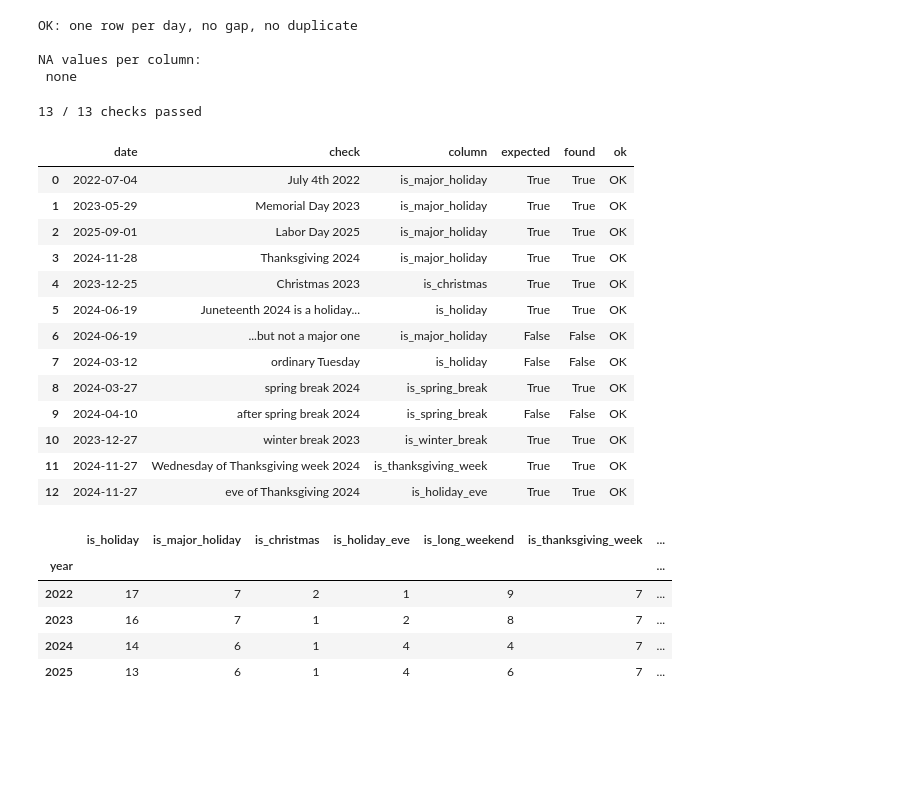
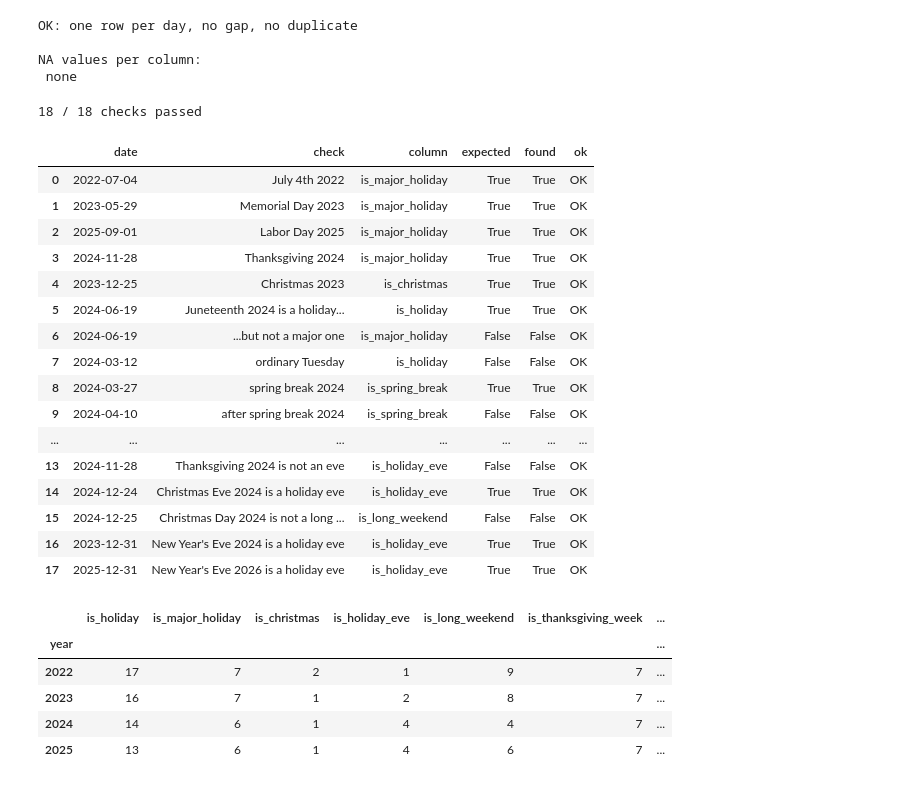
Before and after one commit to laure-cio/ADA-project2026, a Jupyter notebook: calendar_examin.ipynb, the cells around one changed output. Saved outputs shown, nothing was run; the diff lists cells and outputs as text; code cells hidden in the pictures; blank space fills up the shorter version.

```diff
--- a/calendar_examin.ipynb
+++ b/calendar_examin.ipynb
@@ -149,8 +149,8 @@ def add_holiday_context(cal):
     block = (is_off != is_off.shift()).cumsum()
     block_len = is_off.groupby(block).transform("sum")
     has_hol = cal.is_major_holiday.groupby(block).transform("any")
+    cal["is_holiday_eve"] = cal.is_major_holiday.shift(-1, fill_value=False)
     cal["is_long_weekend"] = is_off & (block_len >= 3) & has_hol & ~cal.is_major_holiday
-    cal["is_holiday_eve"] = cal.is_major_holiday.shift(-1, fill_value=False) & ~is_off
     tg = cal.loc[cal.holiday_name.str.contains("Thanksgiving") & ~cal.holiday_name.str.contains("After"), "date"]
     week_starts = set(tg - pd.to_timedelta(tg.dt.dayofweek, unit="D"))
     cal["is_thanksgiving_week"] = (cal.date - pd.to_timedelta(cal.date.dt.dayofweek, unit="D")).isin(week_starts)
@@ -187,37 +187,45 @@ checks = [
     ("2023-12-25", "is_christmas",     True,  "Christmas 2023"),
     ("2024-06-19", "is_holiday",       True,  "Juneteenth 2024 is a holiday..."),
     ("2024-06-19", "is_major_holiday", False, "...but not a major one"),
     ("2024-03-12", "is_holiday",       False, "ordinary Tuesday"),
     ("2024-03-27", "is_spring_break",  True,  "spring break 2024"),
     ("2024-04-10", "is_spring_break",  False, "after spring break 2024"),
     ("2023-12-27", "is_winter_break",  True,  "winter break 2023"),
     ("2024-11-27", "is_thanksgiving_week", True, "Wednesday of Thanksgiving week 2024"),
     ("2024-11-27", "is_holiday_eve",   True,  "eve of Thanksgiving 2024"),
+    ("2024-11-28", "is_holiday_eve",   False, "Thanksgiving 2024 is not an eve"),
+    ("2024-12-24", "is_holiday_eve",   True,  "Christmas Eve 2024 is a holiday eve"),
+    ("2024-12-25", "is_long_weekend",  False, "Christmas Day 2024 is not a long weekend"),
+    ("2023-12-31","is_holiday_eve",   True,  "New Year's Eve 2024 is a holiday eve"),
+    ("2025-12-31","is_holiday_eve",   True,  "New Year's Eve 2026 is a holiday eve")
 ]
 cal_i = calendar_full.set_index("date")
 rows = []
 for day, col, expected, what in checks:
     got = bool(cal_i.loc[day, col])
     rows.append({"date": day, "check": what, "column": col, "expected": expected, "found": got, "ok": "OK" if got == expected else "PROBLEM"})
 chk = pd.DataFrame(rows)
 print(f"{(chk.ok == 'OK').sum()} / {len(chk)} checks passed")
 chk
 # %% [output]
-13 / 13 checks passed
+18 / 18 checks passed
 |  | date | check | column | expected | found | ok |
 | 0 | 2022-07-04 | July 4th 2022 | is_major_holiday | True | True | OK |
 | 1 | 2023-05-29 | Memorial Day 2023 | is_major_holiday | True | True | OK |
 | 2 | 2025-09-01 | Labor Day 2025 | is_major_holiday | True | True | OK |
 | 3 | 2024-11-28 | Thanksgiving 2024 | is_major_holiday | True | True | OK |
 | 4 | 2023-12-25 | Christmas 2023 | is_christmas | True | True | OK |
 | 5 | 2024-06-19 | Juneteenth 2024 is a holiday... | is_holiday | True | True | OK |
 | 6 | 2024-06-19 | ...but not a major one | is_major_holiday | False | False | OK |
 | 7 | 2024-03-12 | ordinary Tuesday | is_holiday | False | False | OK |
 | 8 | 2024-03-27 | spring break 2024 | is_spring_break | True | True | OK |
 | 9 | 2024-04-10 | after spring break 2024 | is_spring_break | False | False | OK |
-| 10 | 2023-12-27 | winter break 2023 | is_winter_break | True | True | OK |
-| 11 | 2024-11-27 | Wednesday of Thanksgiving week 2024 | is_thanksgiving_week | True | True | OK |
-| 12 | 2024-11-27 | eve of Thanksgiving 2024 | is_holiday_eve | True | True | OK |
+| ... | ... | ... | ... | ... | ... | ... |
+| 13 | 2024-11-28 | Thanksgiving 2024 is not an eve | is_holiday_eve | False | False | OK |
+| 14 | 2024-12-24 | Christmas Eve 2024 is a holiday eve | is_holiday_eve | True | True | OK |
+| 15 | 2024-12-25 | Christmas Day 2024 is not a long ... | is_long_weekend | False | False | OK |
+| 16 | 2023-12-31 | New Year's Eve 2024 is a holiday eve | is_holiday_eve | True | True | OK |
+| 17 | 2025-12-31 | New Year's Eve 2026 is a holiday eve | is_holiday_eve | True | True | OK |
 # %%
 # 4) how many flagged days per year? (a year with 0 of something is suspicious)
 FLAGS = ["is_holiday", "is_major_holiday", "is_christmas", "is_holiday_eve", "is_long_weekend",
```
